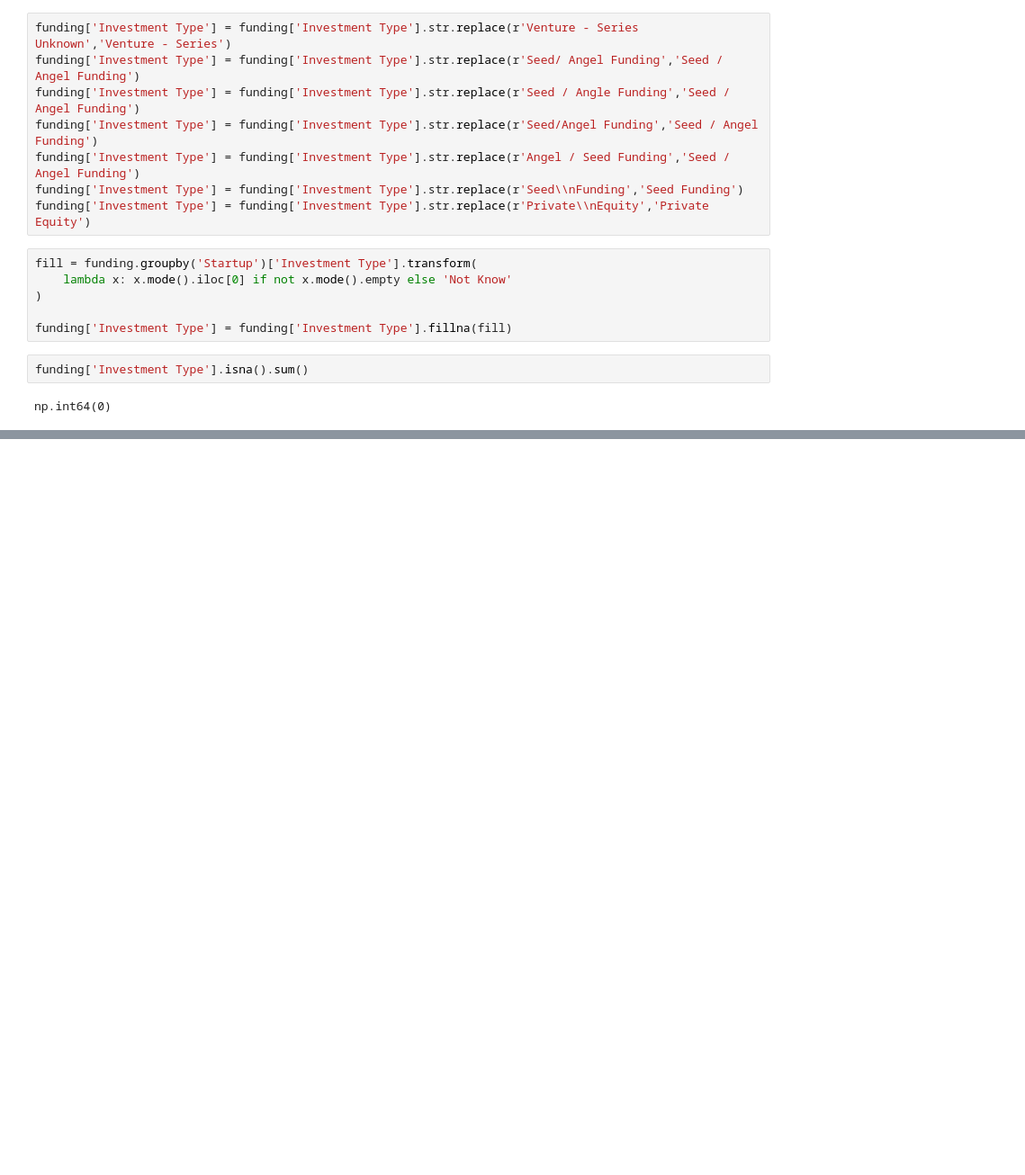
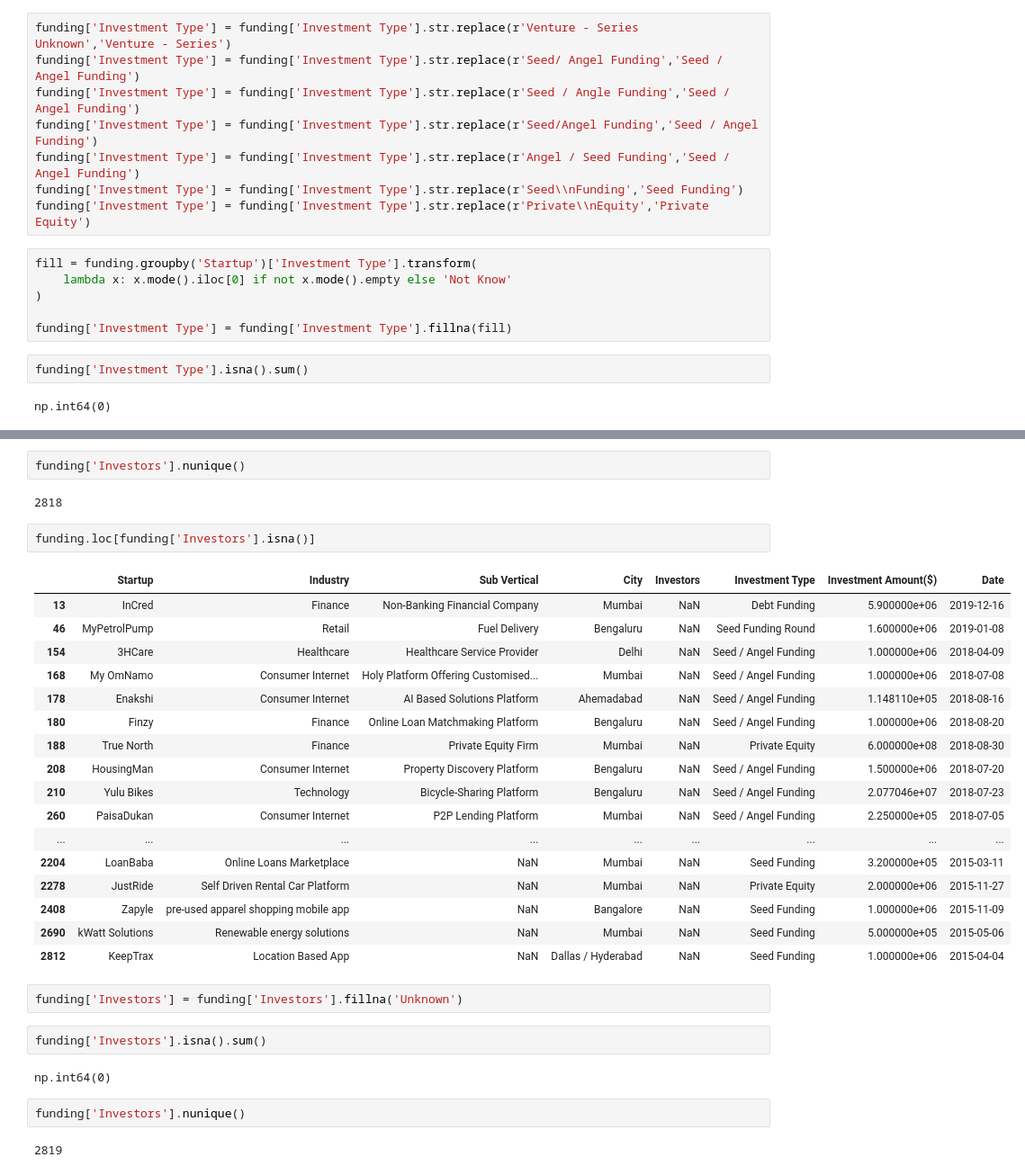
Before and after one commit to Nishar9712/Indian-Startup-Funding-Dashboard, a Jupyter notebook: startup-data-analysis.ipynb, the cells around one changed output, grey strips where cells are left out. Shown at 90% size. Drawn from its saved outputs; the diff is of its cells as text; blank space fills up the shorter version.

Commit message:
Clean City, Vertical, Investors column

```diff
--- a/startup-data-analysis.ipynb
+++ b/startup-data-analysis.ipynb
@@ -374,0 +418,34 @@ np.int64(0)
+# %%
+funding['Investors'].nunique()
+# %% [output]
+2818
+# %%
+funding.loc[funding['Investors'].isna()]
+# %% [output]
+|  | Startup | Industry | Sub Vertical | City | Investors | Investment Type | Investment Amount($) | Date |
+| 13 | InCred | Finance | Non-Banking Financial Company | Mumbai | NaN | Debt Funding | 5.900000e+06 | 2019-12-16 |
+| 46 | MyPetrolPump | Retail | Fuel Delivery | Bengaluru | NaN | Seed Funding Round | 1.600000e+06 | 2019-01-08 |
+| 154 | 3HCare | Healthcare | Healthcare Service Provider | Delhi | NaN | Seed / Angel Funding | 1.000000e+06 | 2018-04-09 |
+| 168 | My OmNamo | Consumer Internet | Holy Platform Offering Customised... | Mumbai | NaN | Seed / Angel Funding | 1.000000e+06 | 2018-07-08 |
+| 178 | Enakshi | Consumer Internet | AI Based Solutions Platform | Ahemadabad | NaN | Seed / Angel Funding | 1.148110e+05 | 2018-08-16 |
+| 180 | Finzy | Finance | Online Loan Matchmaking Platform | Bengaluru | NaN | Seed / Angel Funding | 1.000000e+06 | 2018-08-20 |
+| 188 | True North | Finance | Private Equity Firm | Mumbai | NaN | Private Equity | 6.000000e+08 | 2018-08-30 |
+| 208 | HousingMan | Consumer Internet | Property Discovery Platform | Bengaluru | NaN | Seed / Angel Funding | 1.500000e+06 | 2018-07-20 |
+| 210 | Yulu Bikes | Technology | Bicycle-Sharing Platform | Bengaluru | NaN | Seed / Angel Funding | 2.077046e+07 | 2018-07-23 |
+| 260 | PaisaDukan | Consumer Internet | P2P Lending Platform | Mumbai | NaN | Seed / Angel Funding | 2.250000e+05 | 2018-07-05 |
+| ... | ... | ... | ... | ... | ... | ... | ... | ... |
+| 2204 | LoanBaba | Online Loans Marketplace | NaN | Mumbai | NaN | Seed Funding | 3.200000e+05 | 2015-03-11 |
+| 2278 | JustRide | Self Driven Rental Car Platform | NaN | Mumbai | NaN | Private Equity | 2.000000e+06 | 2015-11-27 |
+| 2408 | Zapyle | pre-used apparel shopping mobile app | NaN | Bangalore | NaN | Seed Funding | 1.000000e+06 | 2015-11-09 |
+| 2690 | kWatt Solutions | Renewable energy solutions | NaN | Mumbai | NaN | Seed Funding | 5.000000e+05 | 2015-05-06 |
+| 2812 | KeepTrax | Location Based App | NaN | Dallas / Hyderabad | NaN | Seed Funding | 1.000000e+06 | 2015-04-04 |
+# %%
+funding['Investors'] = funding['Investors'].fillna('Unknown')
+# %%
+funding['Investors'].isna().sum()
+# %% [output]
+np.int64(0)
+# %%
+funding['Investors'].nunique()
+# %% [output]
+2819
```
Also changed, not shown: parts of 25 cells of this notebook.
